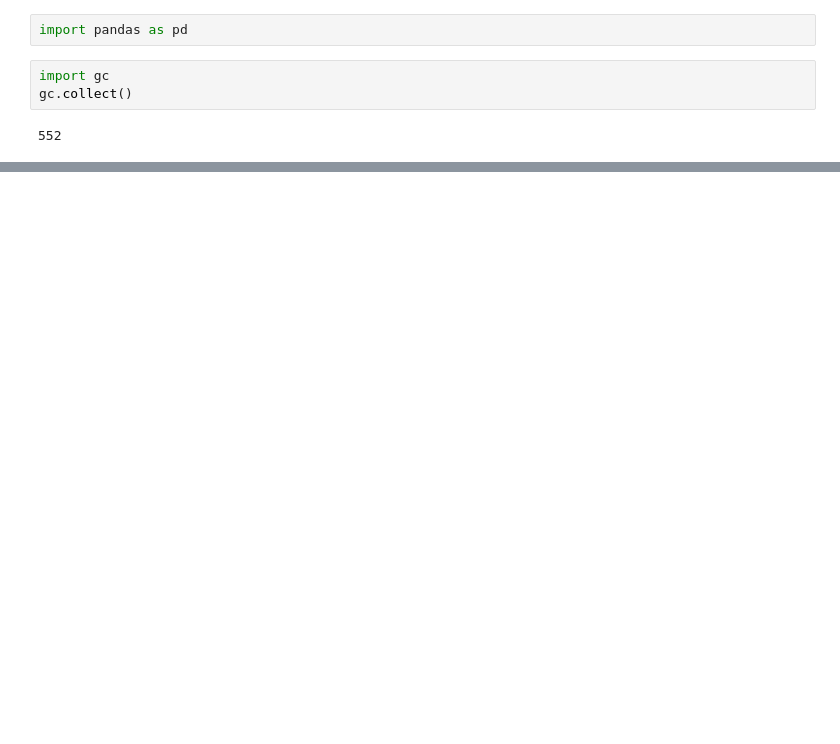
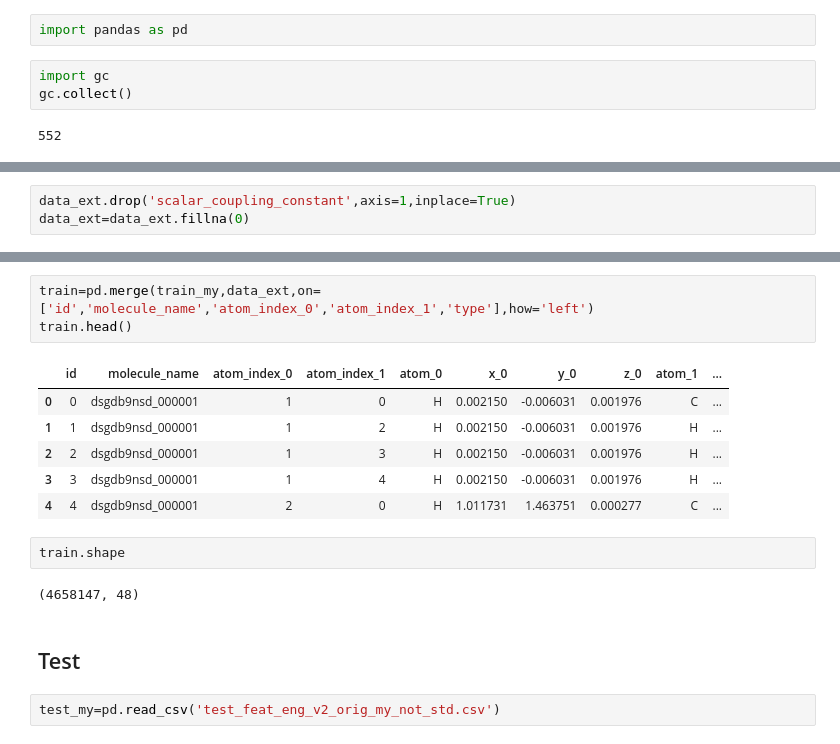
Before and after one commit to siddharth-ncl-work/kaggle_predicting_molecular_properties, a Jupyter notebook: kaggle_combined_features.ipynb, the cells around one changed output, grey strips where cells are left out. Cells and saved outputs as stored; diff of their text form; blank space fills up the shorter version.

```diff
--- a/kaggle_combined_features.ipynb
+++ b/kaggle_combined_features.ipynb
@@ -134,0 +55,3 @@ test_v2.to_csv('test_feat_eng_v2_with_bonds.csv',index=False)
+# %%
+data_ext.drop('scalar_coupling_constant',axis=1,inplace=True)
+data_ext=data_ext.fillna(0)
@@ -134,0 +84,18 @@ test_v2.to_csv('test_feat_eng_v2_with_bonds.csv',index=False)
+# %%
+train=pd.merge(train_my,data_ext,on=['id','molecule_name','atom_index_0','atom_index_1','type'],how='left')
+train.head()
+# %% [output]
+|  | id | molecule_name | atom_index_0 | atom_index_1 | atom_0 | x_0 | y_0 | z_0 | atom_1 | ... |
+| 0 | 0 | dsgdb9nsd_000001 | 1 | 0 | H | 0.002150 | -0.006031 | 0.001976 | C | ... |
+| 1 | 1 | dsgdb9nsd_000001 | 1 | 2 | H | 0.002150 | -0.006031 | 0.001976 | H | ... |
+| 2 | 2 | dsgdb9nsd_000001 | 1 | 3 | H | 0.002150 | -0.006031 | 0.001976 | H | ... |
+| 3 | 3 | dsgdb9nsd_000001 | 1 | 4 | H | 0.002150 | -0.006031 | 0.001976 | H | ... |
+| 4 | 4 | dsgdb9nsd_000001 | 2 | 0 | H | 1.011731 | 1.463751 | 0.000277 | C | ... |
+# %%
+train.shape
+# %% [output]
+(4658147, 48)
+# %% [markdown]
+## Test
+# %%
+test_my=pd.read_csv('test_feat_eng_v2_orig_my_not_std.csv')
```
Also changed, not shown: parts of 60 cells of this notebook.
